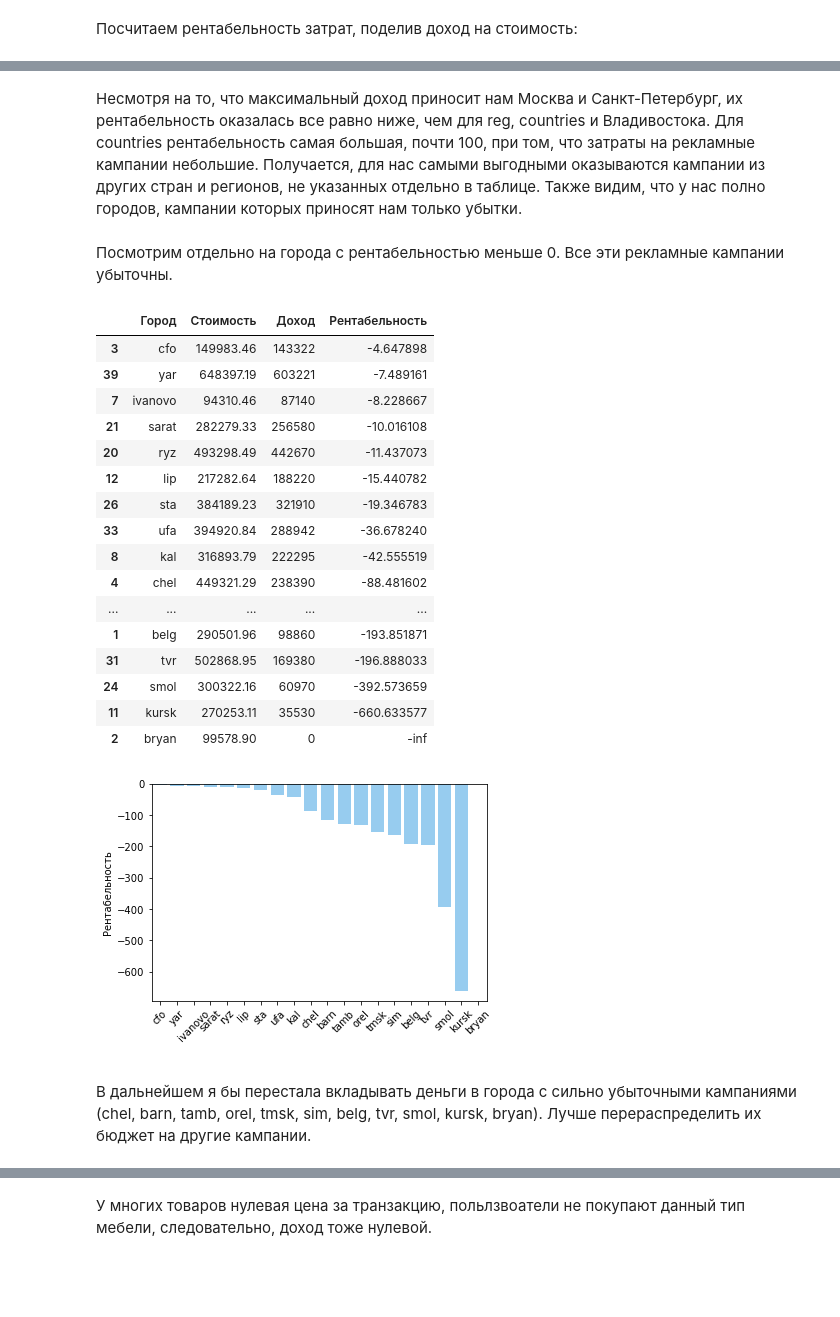
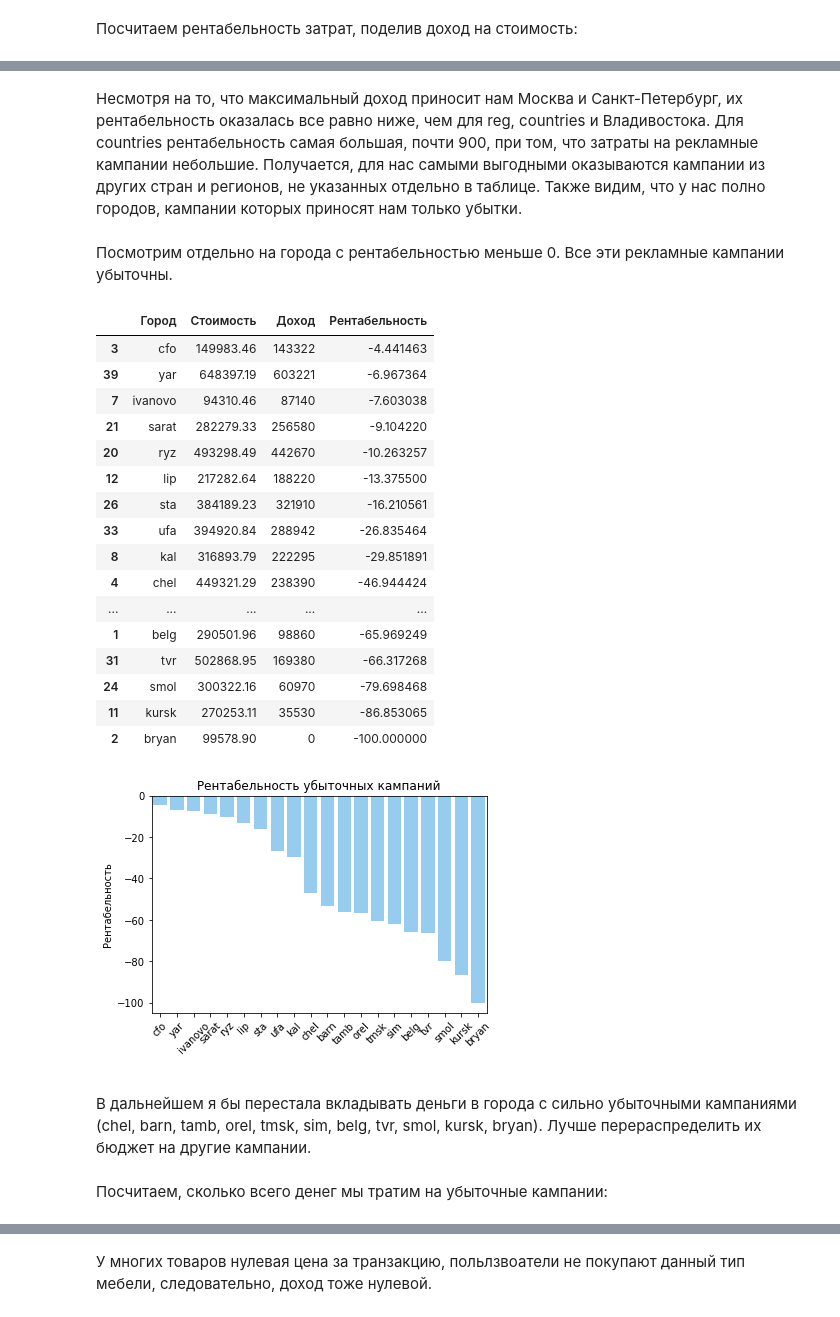
Before and after one commit to AnnaSledneva/Data-Analysis-Projects, a Jupyter notebook: Анализ рекламного трафика/project_github.ipynb, the cells around one changed output, grey strips where cells are left out. Drawn from its saved outputs; the diff is of its cells as text; code cells hidden in the pictures; blank space fills up the shorter version.

```diff
--- a/Анализ рекламного трафика/project_github.ipynb
+++ b/Анализ рекламного трафика/project_github.ipynb
@@ -219,7 +268,7 @@ plt.show()
 # %% [markdown]
 Посчитаем рентабельность затрат, поделив доход на стоимость:
 # %%
-data['Рентабельность'] = (data['Доход'] - data['Стоимость']) / data['Доход'] * 100
+data['Рентабельность'] = (data['Доход'] - data['Стоимость']) / data['Стоимость'] * 100
 data = data.sort_values(by='Рентабельность', ascending=False)
 data.head()
 # %% [output]
@@ -244,5 +294,5 @@ plt.show()
 # %% [markdown]
-Несмотря на то, что максимальный доход приносит нам Москва и Санкт-Петербург, их рентабельность оказалась все равно ниже, чем для reg, countries и Владивостока. Для countries рентабельность самая большая, почти 100, при том, что затраты на рекламные кампании небольшие. Получается, для нас самыми выгодными оказываются кампании из других стран и регионов, не указанных отдельно в таблице. Также видим, что у нас полно городов, кампании которых приносят нам только убытки.
+Несмотря на то, что максимальный доход приносит нам Москва и Санкт-Петербург, их рентабельность оказалась все равно ниже, чем для reg, countries и Владивостока. Для countries рентабельность самая большая, почти 900, при том, что затраты на рекламные кампании небольшие. Получается, для нас самыми выгодными оказываются кампании из других стран и регионов, не указанных отдельно в таблице. Также видим, что у нас полно городов, кампании которых приносят нам только убытки.
 # %% [markdown]
 Посмотрим отдельно на города с рентабельностью меньше 0. Все эти рекламные кампании убыточны.
 # %%
@@ -250,28 +300,31 @@ data_rent = data.query('Рентабельность < 0')
 data_rent
 # %% [output]
 |  | Город | Стоимость | Доход | Рентабельность |
-| 3 | cfo | 149983.46 | 143322 | -4.647898 |
-| 39 | yar | 648397.19 | 603221 | -7.489161 |
-| 7 | ivanovo | 94310.46 | 87140 | -8.228667 |
-| 21 | sarat | 282279.33 | 256580 | -10.016108 |
-| 20 | ryz | 493298.49 | 442670 | -11.437073 |
-| 12 | lip | 217282.64 | 188220 | -15.440782 |
-| 26 | sta | 384189.23 | 321910 | -19.346783 |
-| 33 | ufa | 394920.84 | 288942 | -36.678240 |
-| 8 | kal | 316893.79 | 222295 | -42.555519 |
-| 4 | chel | 449321.29 | 238390 | -88.481602 |
+| 3 | cfo | 149983.46 | 143322 | -4.441463 |
+| 39 | yar | 648397.19 | 603221 | -6.967364 |
+| 7 | ivanovo | 94310.46 | 87140 | -7.603038 |
+| 21 | sarat | 282279.33 | 256580 | -9.104220 |
+| 20 | ryz | 493298.49 | 442670 | -10.263257 |
+| 12 | lip | 217282.64 | 188220 | -13.375500 |
+| 26 | sta | 384189.23 | 321910 | -16.210561 |
+| 33 | ufa | 394920.84 | 288942 | -26.835464 |
+| 8 | kal | 316893.79 | 222295 | -29.851891 |
+| 4 | chel | 449321.29 | 238390 | -46.944424 |
 | ... | ... | ... | ... | ... |
-| 1 | belg | 290501.96 | 98860 | -193.851871 |
-| 31 | tvr | 502868.95 | 169380 | -196.888033 |
-| 24 | smol | 300322.16 | 60970 | -392.573659 |
-| 11 | kursk | 270253.11 | 35530 | -660.633577 |
-| 2 | bryan | 99578.90 | 0 | -inf |
+| 1 | belg | 290501.96 | 98860 | -65.969249 |
+| 31 | tvr | 502868.95 | 169380 | -66.317268 |
+| 24 | smol | 300322.16 | 60970 | -79.698468 |
+| 11 | kursk | 270253.11 | 35530 | -86.853065 |
+| 2 | bryan | 99578.90 | 0 | -100.000000 |
 # %%
 sns.barplot(x='Город', y='Рентабельность', data=data_rent, color='#89CFFD')
+plt.title('Рентабельность убыточных кампаний')
 plt.xticks(rotation=45)
 plt.xlabel(' ')
 plt.show()
 # %% [output]
-[figure, old version]
+[figure, new version]
 # %% [markdown]
 В дальнейшем я бы перестала вкладывать деньги в города с сильно убыточными кампаниями (chel, barn, tamb, orel, tmsk, sim, belg, tvr, smol, kursk, bryan). Лучше перераспределить их бюджет на другие кампании.
+# %% [markdown]
+Посчитаем, сколько всего денег мы тратим на убыточные кампании:
```
Also changed, not shown: parts of 45 cells of this notebook.
